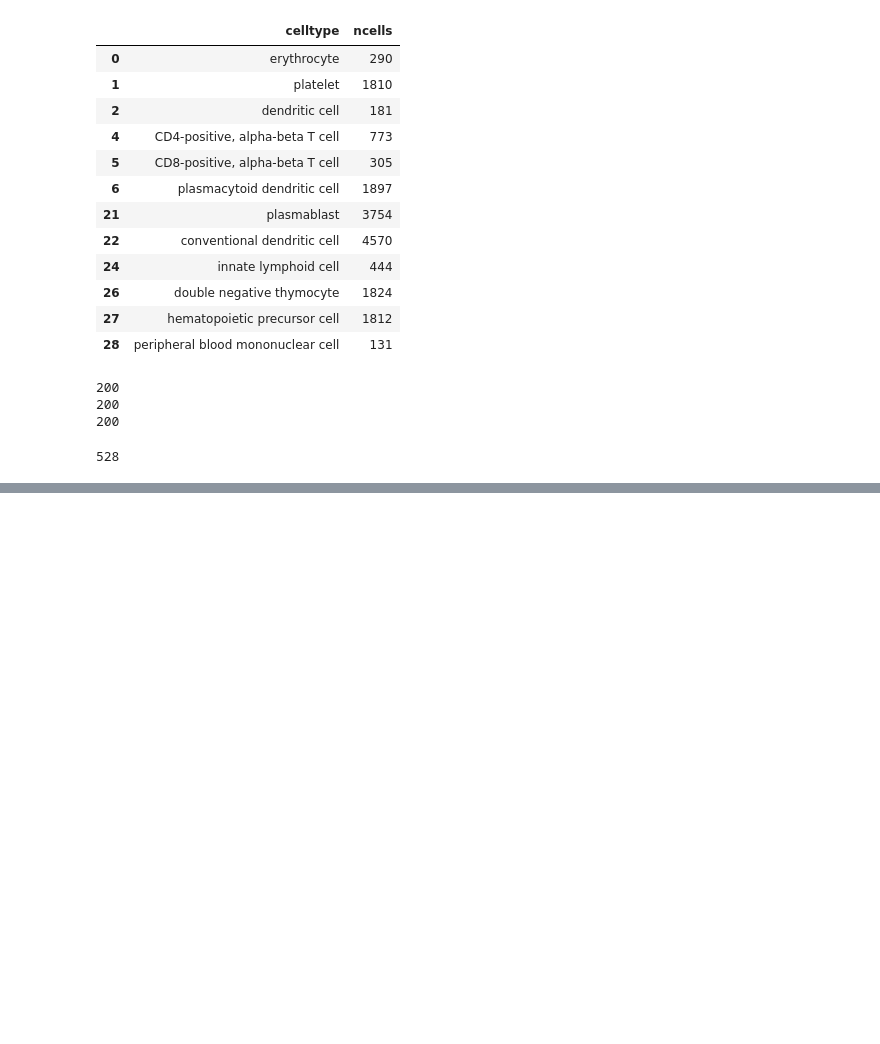
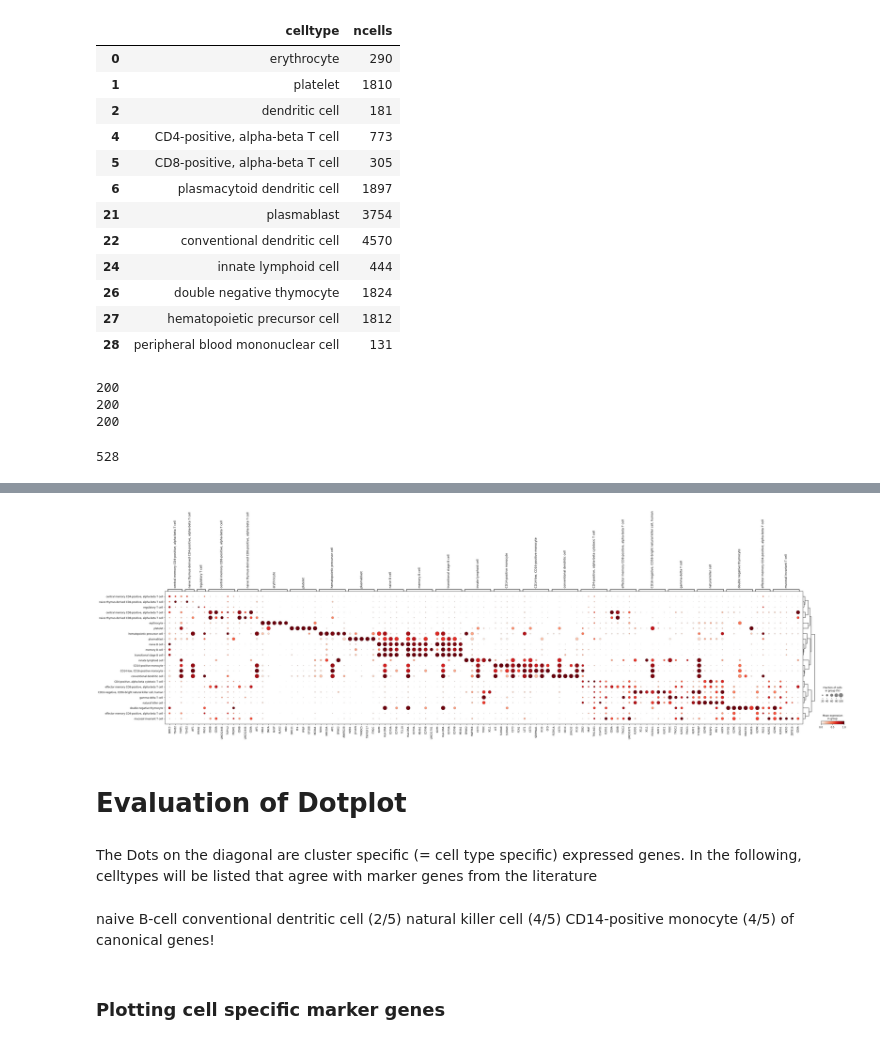
Before and after one commit to Fkrgl/scTransformer, a Jupyter notebook: src/pbmc_hvgs.ipynb, the cells around one changed output, grey strips where cells are left out. Cells and saved outputs as stored; diff of their text form; code cells hidden in the pictures; blank space fills up the shorter version.

```diff
--- a/src/pbmc_hvgs.ipynb
+++ b/src/pbmc_hvgs.ipynb
@@ -56,0 +180,10 @@ print(len(u))
+# %%
+sc.pl.rank_genes_groups_dotplot(
+    adata,
+    groupby="cell_type",
+    standard_scale="var",
+    n_genes=5,
+    key="dea_celltypes_filtered",
+)
+# %% [output]
+[figure, added]
@@ -56,0 +192,11 @@ print(len(u))
+# %% [markdown]
+# Evaluation of Dotplot
+# %% [markdown]
+The Dots on the diagonal are cluster specific (= cell type specific) expressed genes. In the following, celltypes will be listed that agree with marker genes from the literature
+# %% [markdown]
+naive B-cell
+conventional dentritic cell (2/5)
+natural killer cell (4/5)
+CD14-positive monocyte (4/5) of canonical genes!
+# %% [markdown]
+### Plotting cell specific marker genes
```
Also changed, not shown: parts of 27 cells of this notebook, 15 other files.
